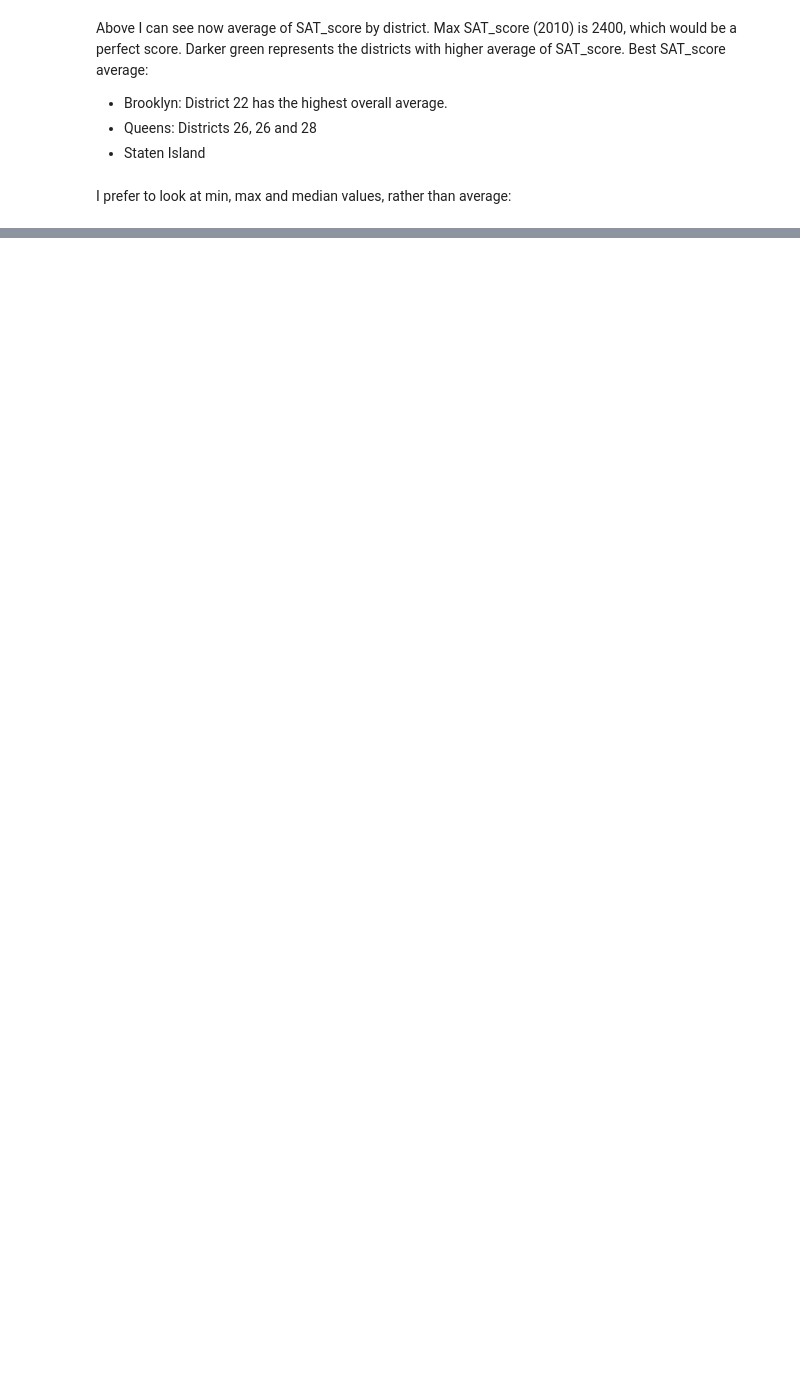
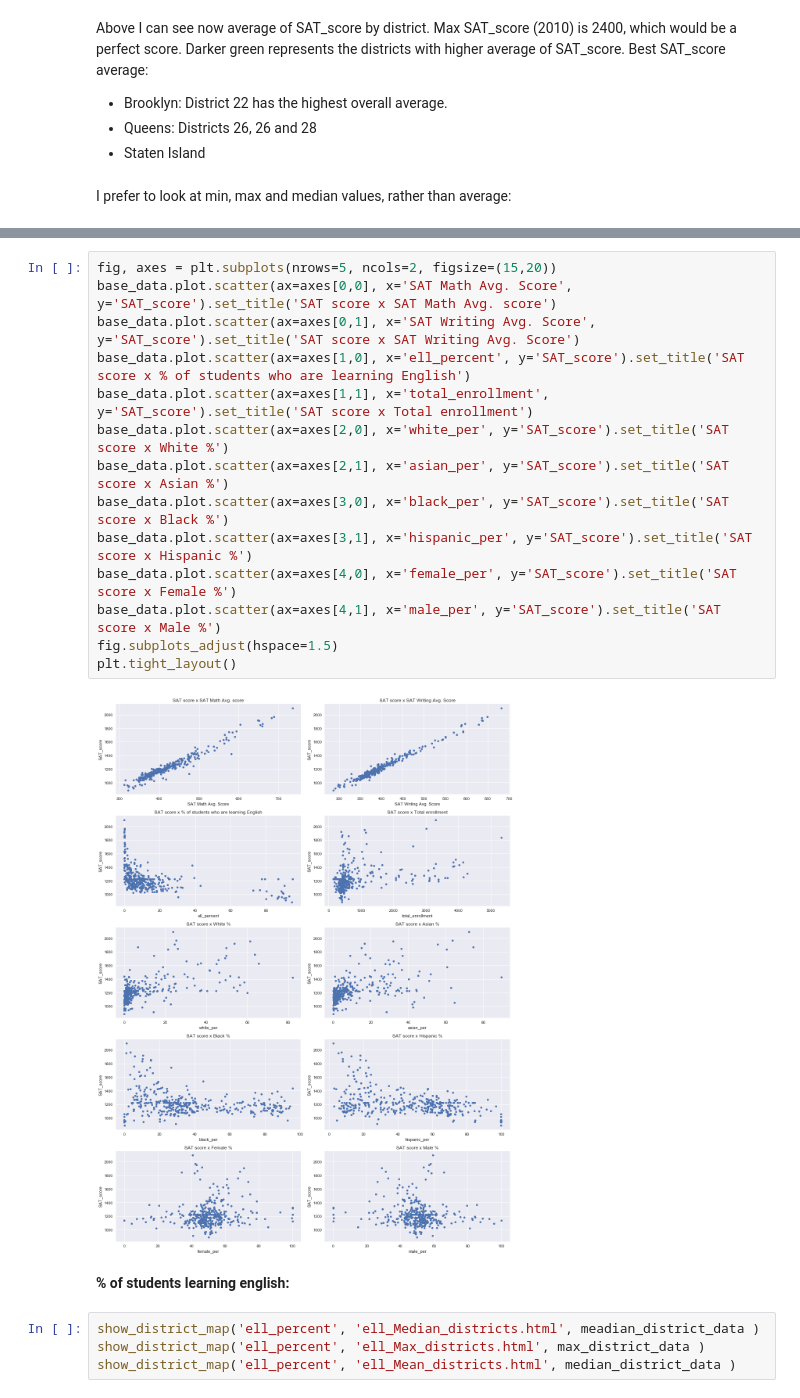
Before and after one commit to PukkaPad/data-storytelling-SAT-NewYork, a Jupyter notebook: utils/DataStorytelling-SAT-NewYork.ipynb, the cells around one changed output, grey strips where cells are left out. Saved outputs shown, nothing was run; the diff lists cells and outputs as text; blank space fills up the shorter version.

Commit message:
investigating scatter plots

```diff
--- a/utils/DataStorytelling-SAT-NewYork.ipynb
+++ b/utils/DataStorytelling-SAT-NewYork.ipynb
@@ -865,0 +879,22 @@ show_district_map('SAT_score', 'Median_districts.html' )
+# %%
+fig, axes = plt.subplots(nrows=5, ncols=2, figsize=(15,20))
+base_data.plot.scatter(ax=axes[0,0], x='SAT Math Avg. Score', y='SAT_score').set_title('SAT score x SAT Math Avg. score')
+base_data.plot.scatter(ax=axes[0,1], x='SAT Writing Avg. Score', y='SAT_score').set_title('SAT score x SAT Writing Avg. Score')
+base_data.plot.scatter(ax=axes[1,0], x='ell_percent', y='SAT_score').set_title('SAT score x % of students who are learning English')
+base_data.plot.scatter(ax=axes[1,1], x='total_enrollment', y='SAT_score').set_title('SAT score x Total enrollment')
+base_data.plot.scatter(ax=axes[2,0], x='white_per', y='SAT_score').set_title('SAT score x White %')
+base_data.plot.scatter(ax=axes[2,1], x='asian_per', y='SAT_score').set_title('SAT score x Asian %')
+base_data.plot.scatter(ax=axes[3,0], x='black_per', y='SAT_score').set_title('SAT score x Black %')
+base_data.plot.scatter(ax=axes[3,1], x='hispanic_per', y='SAT_score').set_title('SAT score x Hispanic %')
+base_data.plot.scatter(ax=axes[4,0], x='female_per', y='SAT_score').set_title('SAT score x Female %')
+base_data.plot.scatter(ax=axes[4,1], x='male_per', y='SAT_score').set_title('SAT score x Male %')
+fig.subplots_adjust(hspace=1.5)
+plt.tight_layout()
+# %% [output]
+[figure, added]
+# %% [markdown]
+**% of students learning english:**
+# %%
+show_district_map('ell_percent', 'ell_Median_districts.html', meadian_district_data )
+show_district_map('ell_percent', 'ell_Max_districts.html', max_district_data )
+show_district_map('ell_percent', 'ell_Mean_districts.html', median_district_data )
```
Also changed, not shown: parts of 24 cells of this notebook, 15 other files.
